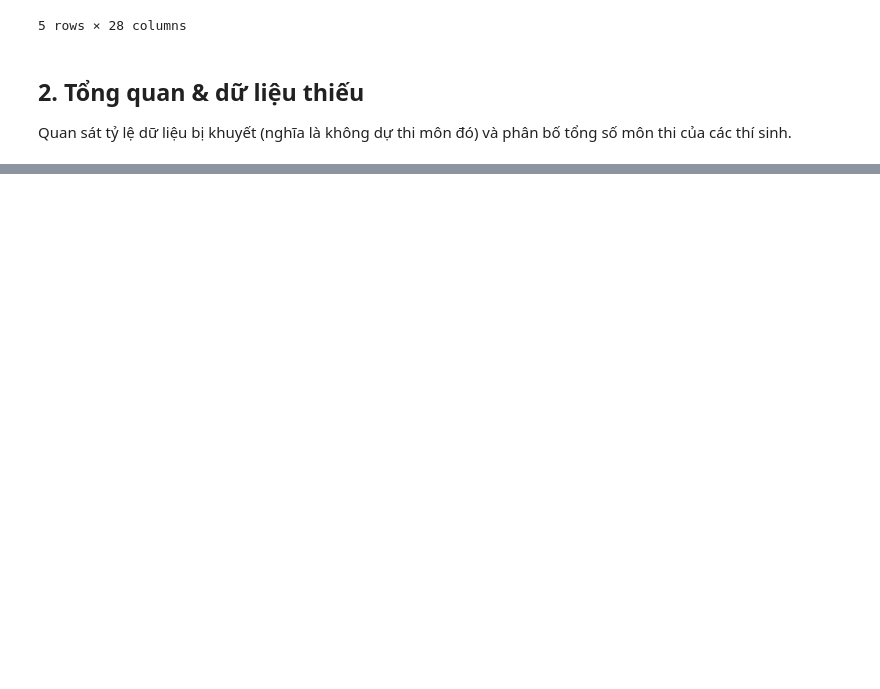
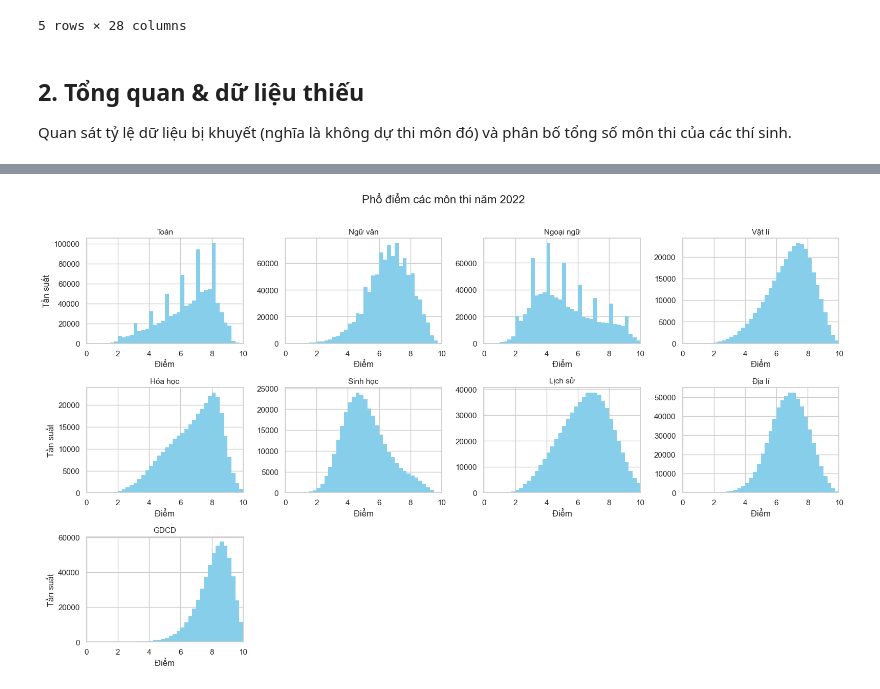
Before and after one commit to CrisNam77/vietnam_highschool_exam_AI_dashboard, a Jupyter notebook: notebook/eda.ipynb, the cells around one changed output, grey strips where cells are left out. Saved outputs shown, nothing was run; the diff lists cells and outputs as text; code cells hidden in the pictures; blank space fills up the shorter version.

```diff
--- a/notebook/eda.ipynb
+++ b/notebook/eda.ipynb
@@ -93,0 +87,5 @@ plt.show()
+# %%
+viz.plot_score_hist_grid(df, year=2022)
+plt.show()
+# %% [output]
+[figure, added]
```
Also changed, not shown: parts of 44 cells of this notebook, 1 other file.
